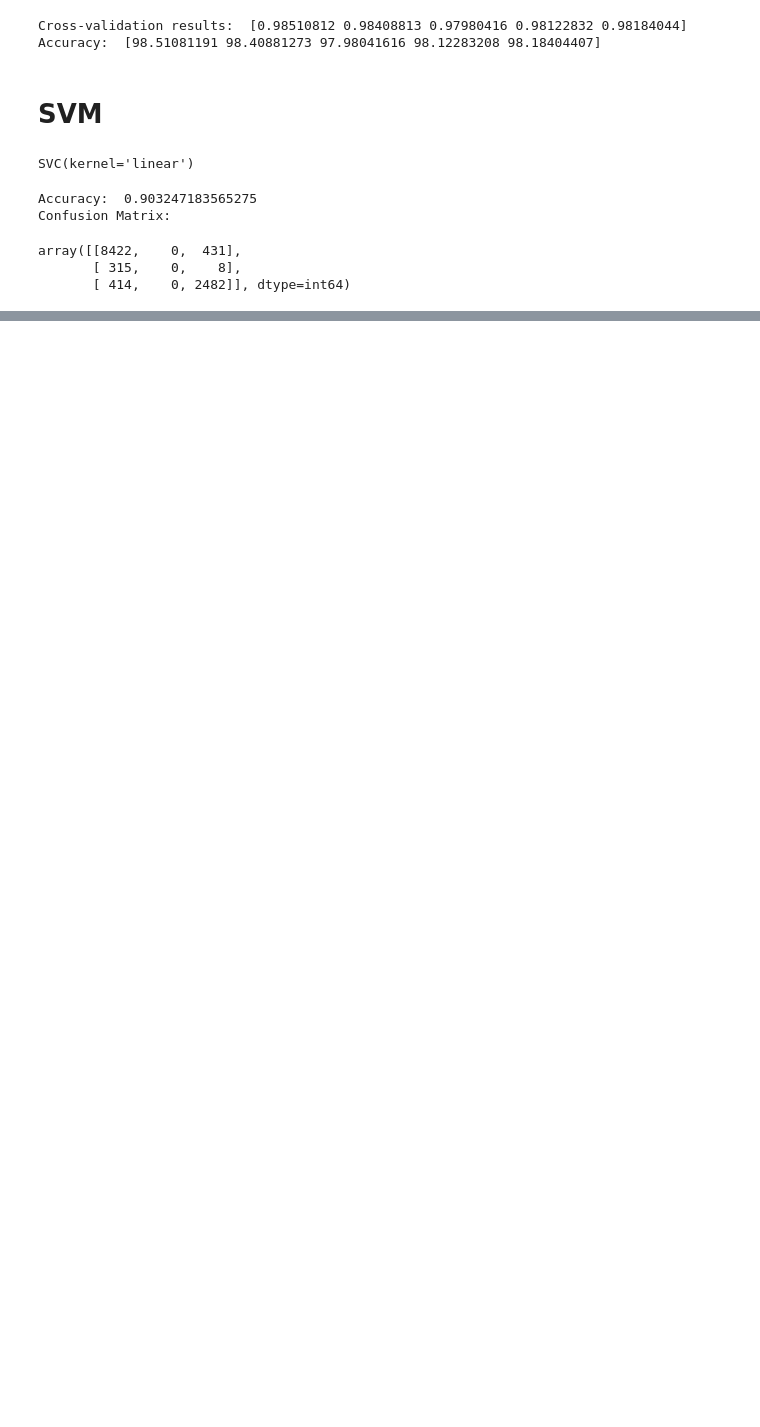
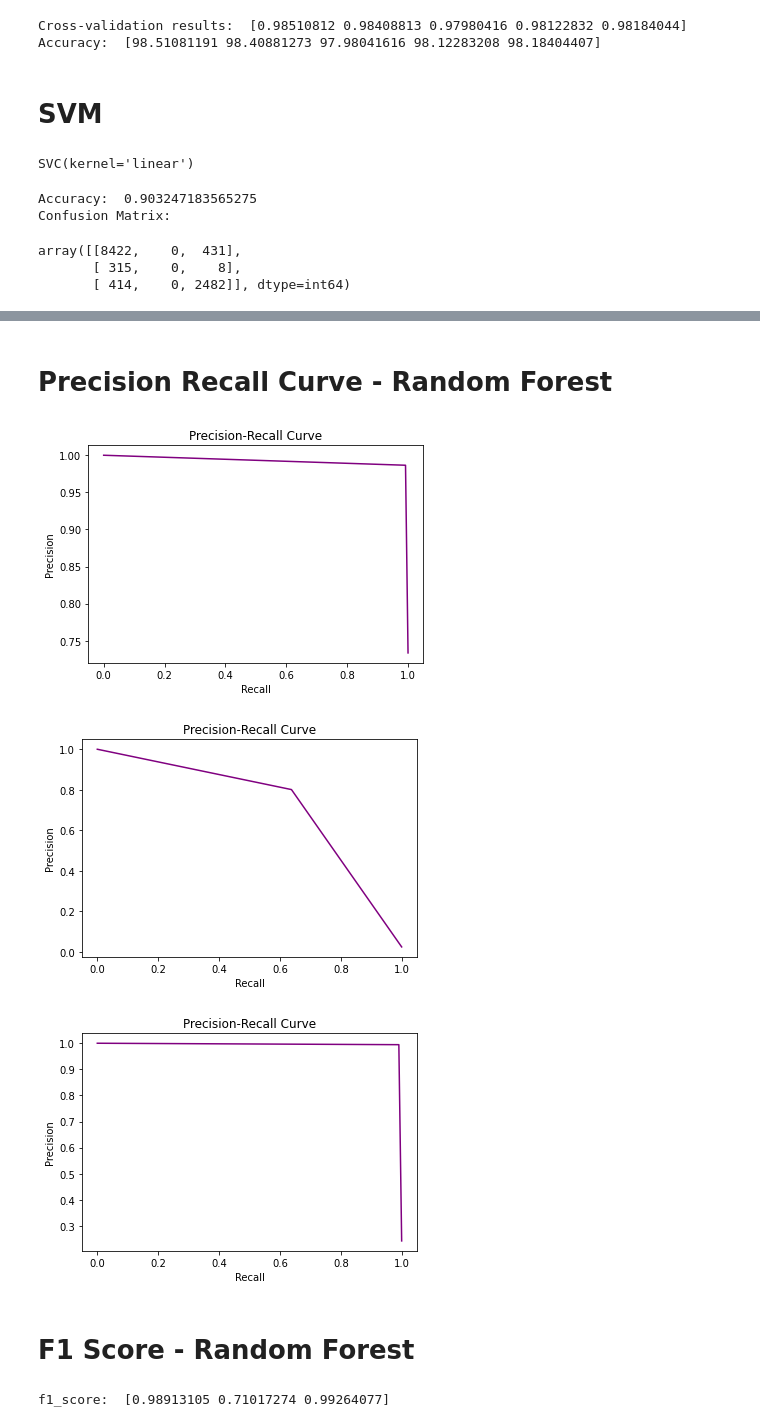
Before and after one commit to RunfengJiang/CMPE-255_Project_Team8, a Jupyter notebook: scripts/CMPE255_Team8_TrainingModules.ipynb, the cells around one changed output, grey strips where cells are left out. Saved outputs shown, nothing was run; the diff lists cells and outputs as text; code cells hidden in the pictures; blank space fills up the shorter version.

```diff
--- a/scripts/CMPE255_Team8_TrainingModules.ipynb
+++ b/scripts/CMPE255_Team8_TrainingModules.ipynb
@@ -272,0 +343,37 @@ thresholds:  [0 2]
+# %% [markdown]
+# Precision Recall Curve - Random Forest
+# %%
+from sklearn.metrics import precision_recall_curve
+#calculate precision and recall
+# precision, recall, thresholds = precision_recall_curve(y_test, y_score)
+precision = dict()
+recall = dict()
+thresholds = dict()
+for i in range(n_classes):
+    precision[i], recall[i], thresholds[i] = \
+        precision_recall_curve(y_test[:, i], y_score[:, i])
+
+#create precision recall curve
+for i in range(n_classes):
+    plt.figure()
+    plt.plot(recall[i], precision[i], color='purple')
+
+    #add axis labels to plot
+    plt.title('Precision-Recall Curve')
+    plt.ylabel('Precision')
+    plt.xlabel('Recall')
+
+    #display plot
+    plt.show()
+# %% [output]
+[figure, added]
+[figure, added]
+[figure, added]
+# %% [markdown]
+# F1 Score - Random Forest
+# %%
+from sklearn.metrics import f1_score
+
+print("f1_score: ",f1_score(y_test,y_score,average=None))
+# %% [output]
+f1_score:  [0.98913105 0.71017274 0.99264077]
```
Also changed, not shown: parts of 10 cells of this notebook.
